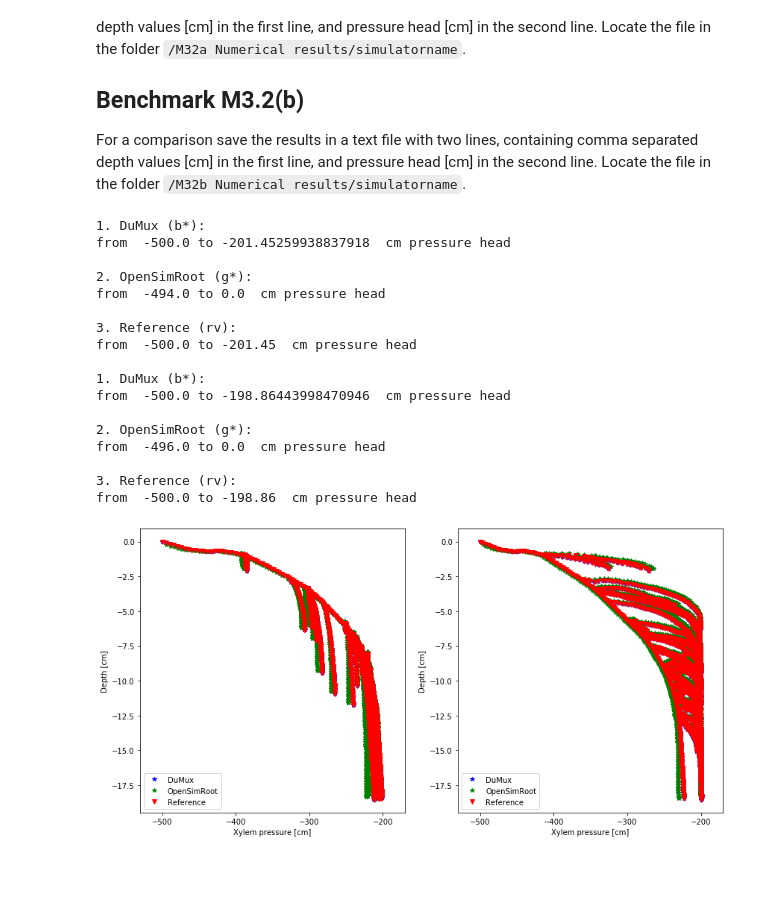
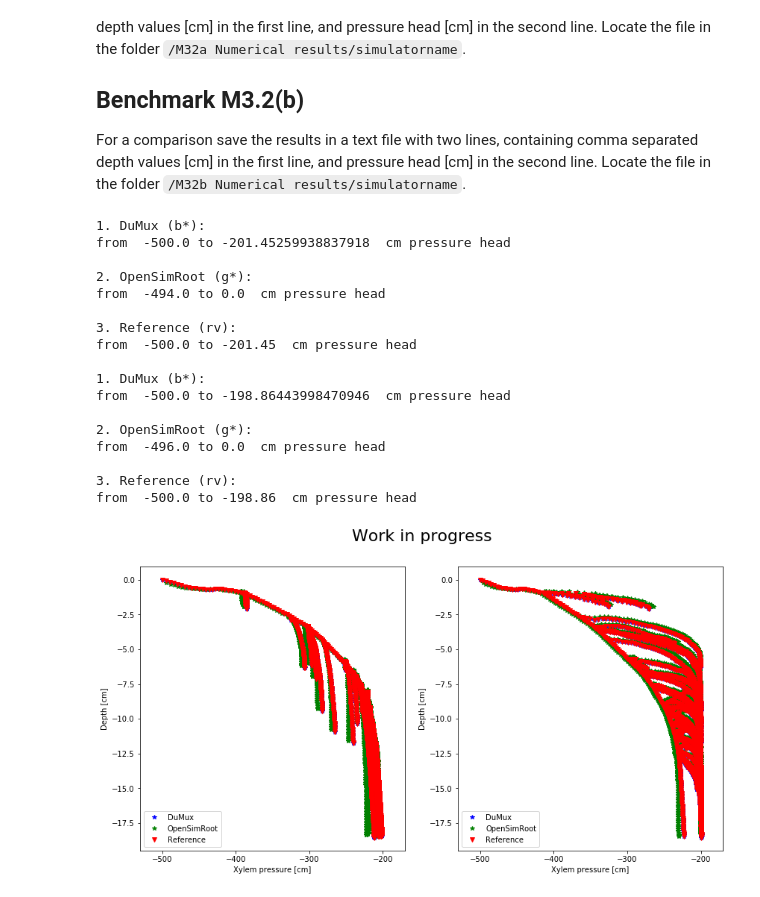
Before and after one commit to RSA-benchmarks/collaborative-comparison, a Jupyter notebook: M3 Water flow in roots/M3.2 Root system/M3.2 Automated comparison.ipynb, the cells around one changed output. Saved outputs shown, nothing was run; the diff lists cells and outputs as text; code cells hidden in the pictures; blank space fills up the shorter version.

```diff
--- a/M3 Water flow in roots/M3.2 Root system/M3.2 Automated comparison.ipynb
+++ b/M3 Water flow in roots/M3.2 Root system/M3.2 Automated comparison.ipynb
@@ -64,31 +64,32 @@ ax[0].set_xlim(-530,-170)
 ax[1].set_xlim(-530,-170)
 ax[1].legend(l)
 
 plt.rc('font', size=22)          # controls default text sizes
 plt.rc('axes', titlesize=22)     # fontsize of the axes title
 plt.rc('axes', labelsize=22)    # fontsize of the x and y labels
 plt.rc('xtick', labelsize=20)    # fontsize of the tick labels
 plt.rc('ytick', labelsize=20)    # fontsize of the tick labels
 plt.rc('legend', fontsize=20)    # legend fontsize
 plt.rc('figure', titlesize=22)  # fontsize of the figure title
 plt.savefig('m32_results.png', dpi=300, bbox_inches = "tight")
+fig.suptitle("Work in progress")
 plt.show()
 # %% [output]
 1. DuMux (b*):
 from  -500.0 to -201.45259938837918  cm pressure head
 
 2. OpenSimRoot (g*):
 from  -494.0 to 0.0  cm pressure head
 
 3. Reference (rv):
 from  -500.0 to -201.45  cm pressure head
 
 1. DuMux (b*):
 from  -500.0 to -198.86443998470946  cm pressure head
 
 2. OpenSimRoot (g*):
 from  -496.0 to 0.0  cm pressure head
 
 3. Reference (rv):
 from  -500.0 to -198.86  cm pressure head
-[figure, old version]
+[figure, new version]
```
